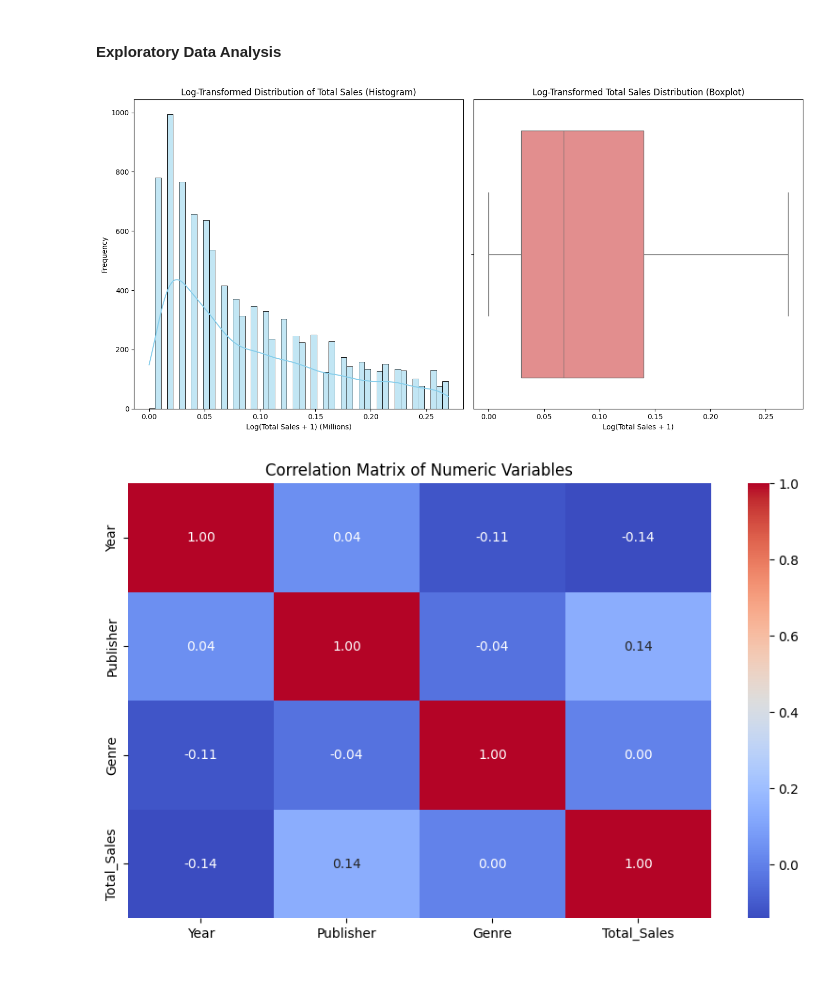
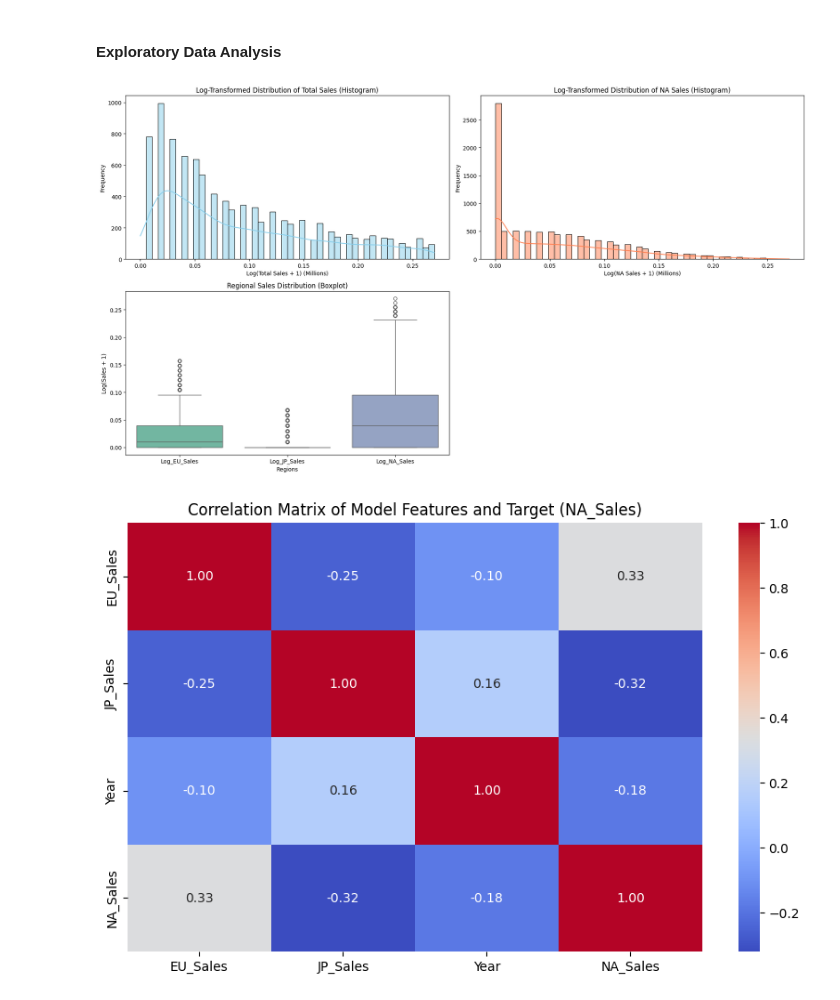
Before and after one commit to Nishat-Ahmad/DS221, a Jupyter notebook: code/EDA.ipynb, the cells around one changed output. Cells and saved outputs as stored; diff of their text form; code cells hidden in the pictures.

```diff
--- a/code/EDA.ipynb
+++ b/code/EDA.ipynb
@@ -3,45 +10,41 @@
 # %%
-# Goal: Visualize the distribution of global game sales.
+df['Log_Total_Sales'] = np.log1p(df['Total_Sales'])
+df['Log_EU_Sales'] = np.log1p(df['EU_Sales'])
+df['Log_JP_Sales'] = np.log1p(df['JP_Sales'])
+df['Log_NA_Sales'] = np.log1p(df['NA_Sales'])
 
-import pandas as pd
-import matplotlib.pyplot as plt
-import seaborn as sns
-import numpy as np
-
-df = pd.read_csv('../data/cleaned_vgsales_no_outliers.csv')
-
-# Apply log transformation to Total_Sales (for better visualization)
-df['Log_Total_Sales'] = np.log1p(df['Total_Sales'])  # log1p is log(1 + x)
-
-# Set a threshold to filter out extreme outliers
+# Filtering out extreme outliers based on a threshold
 threshold = np.percentile(df['Log_Total_Sales'], 95)
 df_filtered = df[df['Log_Total_Sales'] <= threshold]
 
-plt.figure(figsize=(14, 7))
+plt.figure(figsize=(18, 10))
 
-# Histogram.
-plt.subplot(1, 2, 1)
+# Histogram: Total Sales
+plt.subplot(2, 2, 1)
 sns.histplot(df_filtered['Log_Total_Sales'], kde=True, bins=50, color='skyblue', edgecolor='black')
 plt.title('Log-Transformed Distribution of Total Sales (Histogram)')
 plt.xlabel('Log(Total Sales + 1) (Millions)')
 plt.ylabel('Frequency')
 
-# Boxplot.
-plt.subplot(1, 2, 2)
-sns.boxplot(x=df_filtered['Log_Total_Sales'], color='lightcoral')
-plt.title('Log-Transformed Total Sales Distribution (Boxplot)')
-plt.xlabel('Log(Total Sales + 1)')
+# Histogram: NA Sales
+plt.subplot(2, 2, 2)
+sns.histplot(df_filtered['Log_NA_Sales'], kde=True, bins=50, color='coral', edgecolor='black')
+plt.title('Log-Transformed Distribution of NA Sales (Histogram)')
+plt.xlabel('Log(NA Sales + 1) (Millions)')
+plt.ylabel('Frequency')
+
+# Boxplot: Regional Sales vs Total Sales
+plt.subplot(2, 2, 3)
+sns.boxplot(data=df_filtered[['Log_EU_Sales', 'Log_JP_Sales', 'Log_NA_Sales']], palette='Set2')
+plt.title('Regional Sales Distribution (Boxplot)')
+plt.xlabel('Regions')
+plt.ylabel('Log(Sales + 1)')
 
 plt.tight_layout()
 plt.show()
 # %% [output]
-[figure, old version]
+[figure, new version]
 # %%
-import pandas as pd
-import seaborn as sns
-import matplotlib.pyplot as plt
-
-df = pd.read_csv("D:/code/DS221/data/cleaned_vgsales_no_outliers.csv")
 df = pd.get_dummies(df, columns=['Platform', 'Genre'], drop_first=True)
 
 model_columns = ['EU_Sales', 'JP_Sales', 'Year', 'NA_Sales']
@@ -52,4 +55,4 @@ sns.heatmap(correlation_matrix, annot=True, fmt=".2f", cmap='coolwarm', cbar=Tru
 plt.title('Correlation Matrix of Model Features and Target (NA_Sales)')
 plt.show()
 # %% [output]
-[figure, old version]
+[figure, new version]
```
Also changed, not shown: parts of 3 cells of this notebook, 1 other file.
